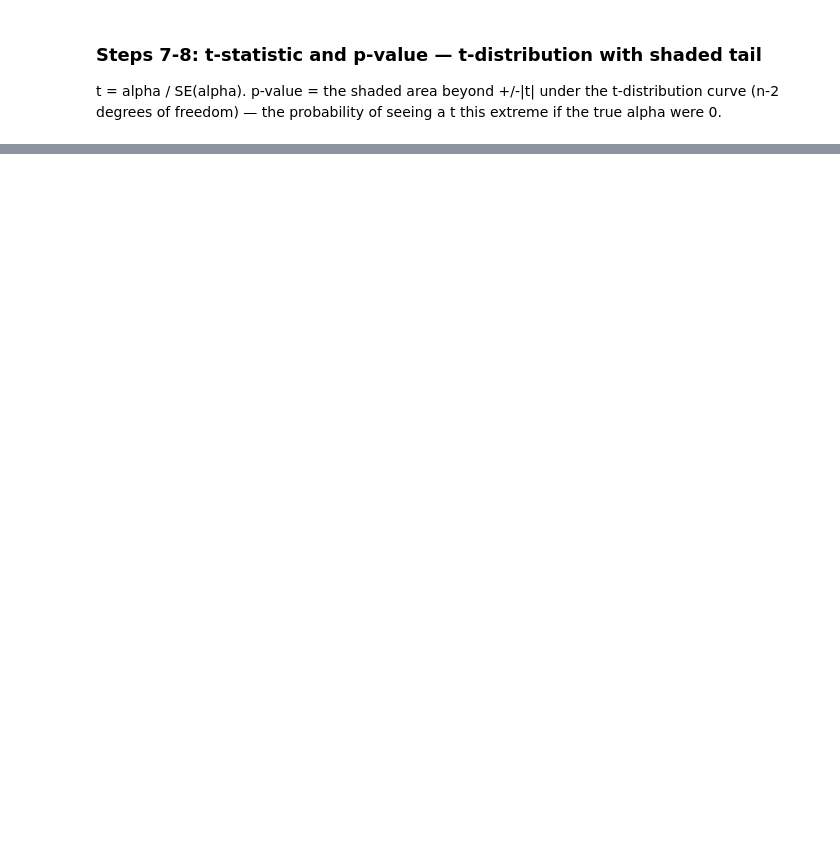
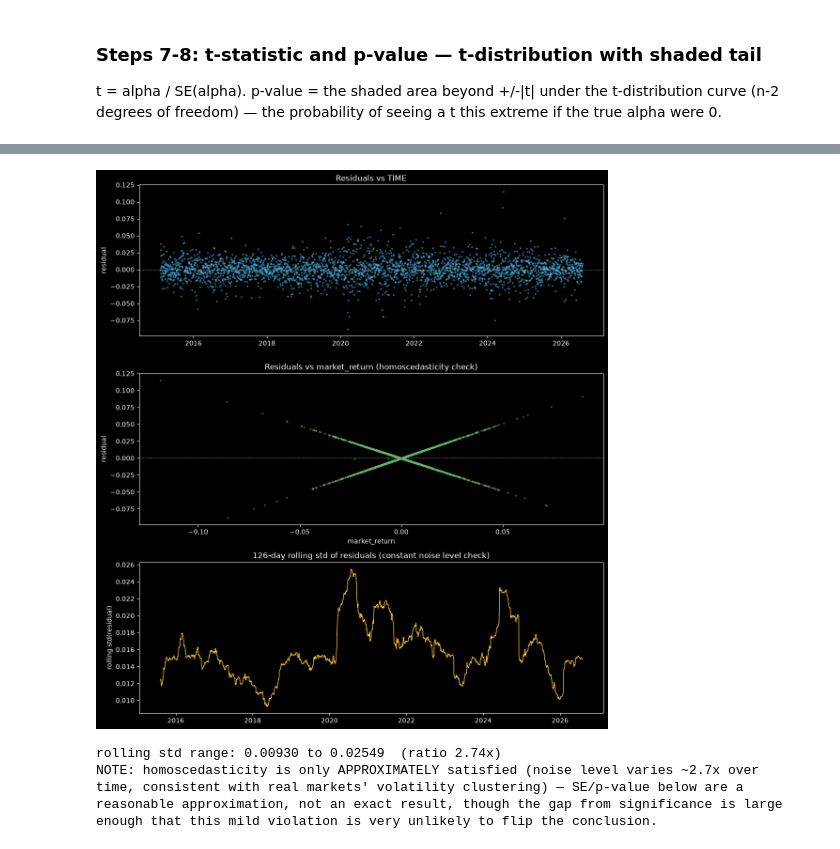
Before and after one commit to Saurav-cloud9/CodePonting, a Jupyter notebook: Algo_Trading/Framework_V2/scripts/trials/regime_model/memlabs/52_alpha_beta_concept_and_powergrid.ipynb, the cells around one changed output, grey strips where cells are left out. Drawn from its saved outputs; the diff is of its cells as text; code cells hidden in the pictures; blank space fills up the shorter version.

```diff
--- a/Algo_Trading/Framework_V2/scripts/trials/regime_model/memlabs/52_alpha_beta_concept_and_powergrid.ipynb
+++ b/Algo_Trading/Framework_V2/scripts/trials/regime_model/memlabs/52_alpha_beta_concept_and_powergrid.ipynb
@@ -193,0 +312,34 @@ set above. Added once the concept plots above are confirmed correct.
+# %%
+fig, axes = plt.subplots(3, 1, figsize=(11, 12))
+
+axes[0].scatter(dates, error, s=4, alpha=0.4, color='#4fc3f7')
+axes[0].axhline(0, color='gray', ls='--', lw=0.8)
+axes[0].set_title('Residuals vs TIME')
+axes[0].set_ylabel('residual')
+
+axes[1].scatter(market_return, error, s=4, alpha=0.4, color='#66bb6a')
+axes[1].axhline(0, color='gray', ls='--', lw=0.8)
+axes[1].set_title('Residuals vs market_return (homoscedasticity check)')
+axes[1].set_xlabel('market_return'); axes[1].set_ylabel('residual')
+
+roll_std = pd.Series(error).rolling(126).std()  # ~6 month window
+axes[2].plot(dates, roll_std, color='#ffca28', lw=1)
+axes[2].set_title('126-day rolling std of residuals (constant noise level check)')
+axes[2].set_ylabel('rolling std(residual)')
+
+plt.tight_layout()
+plt.savefig('52b_check_residual_diagnostics.png', dpi=110)
+plt.show()
+
+print(f"rolling std range: {roll_std.min():.5f} to {roll_std.max():.5f}  (ratio {roll_std.max()/roll_std.min():.2f}x)")
+print("NOTE: homoscedasticity is only APPROXIMATELY satisfied (noise level varies ~2.7x over")
+print("time, consistent with real markets' volatility clustering) — SE/p-value below are a")
+print("reasonable approximation, not an exact result, though the gap from significance is large")
+print("enough that this mild violation is very unlikely to flip the conclusion.")
+# %% [output]
+[figure, added]
+rolling std range: 0.00930 to 0.02549  (ratio 2.74x)
+NOTE: homoscedasticity is only APPROXIMATELY satisfied (noise level varies ~2.7x over
+time, consistent with real markets' volatility clustering) — SE/p-value below are a
+reasonable approximation, not an exact result, though the gap from significance is large
+enough that this mild violation is very unlikely to flip the conclusion.
```
Also changed, not shown: parts of 17 cells of this notebook, 38 other files.
